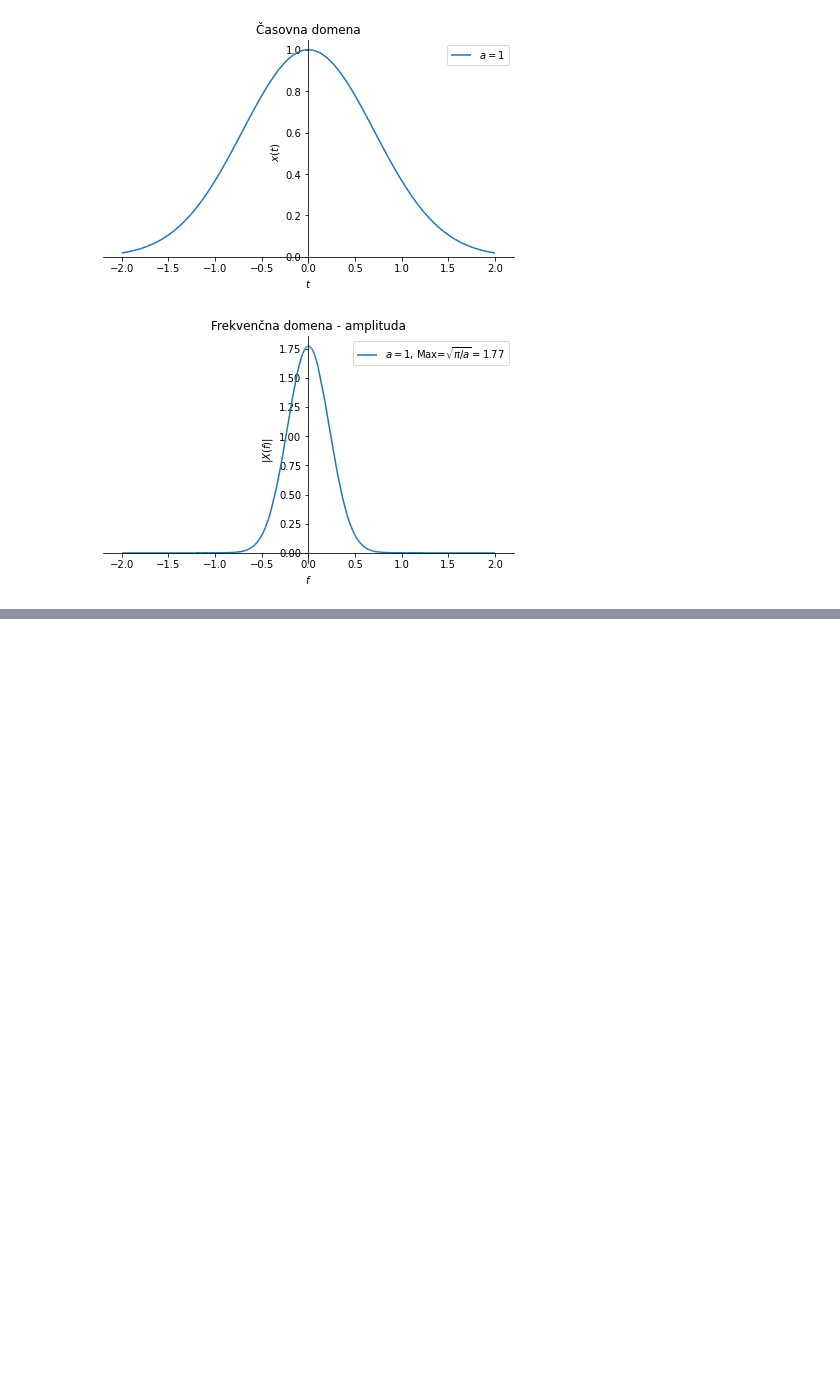
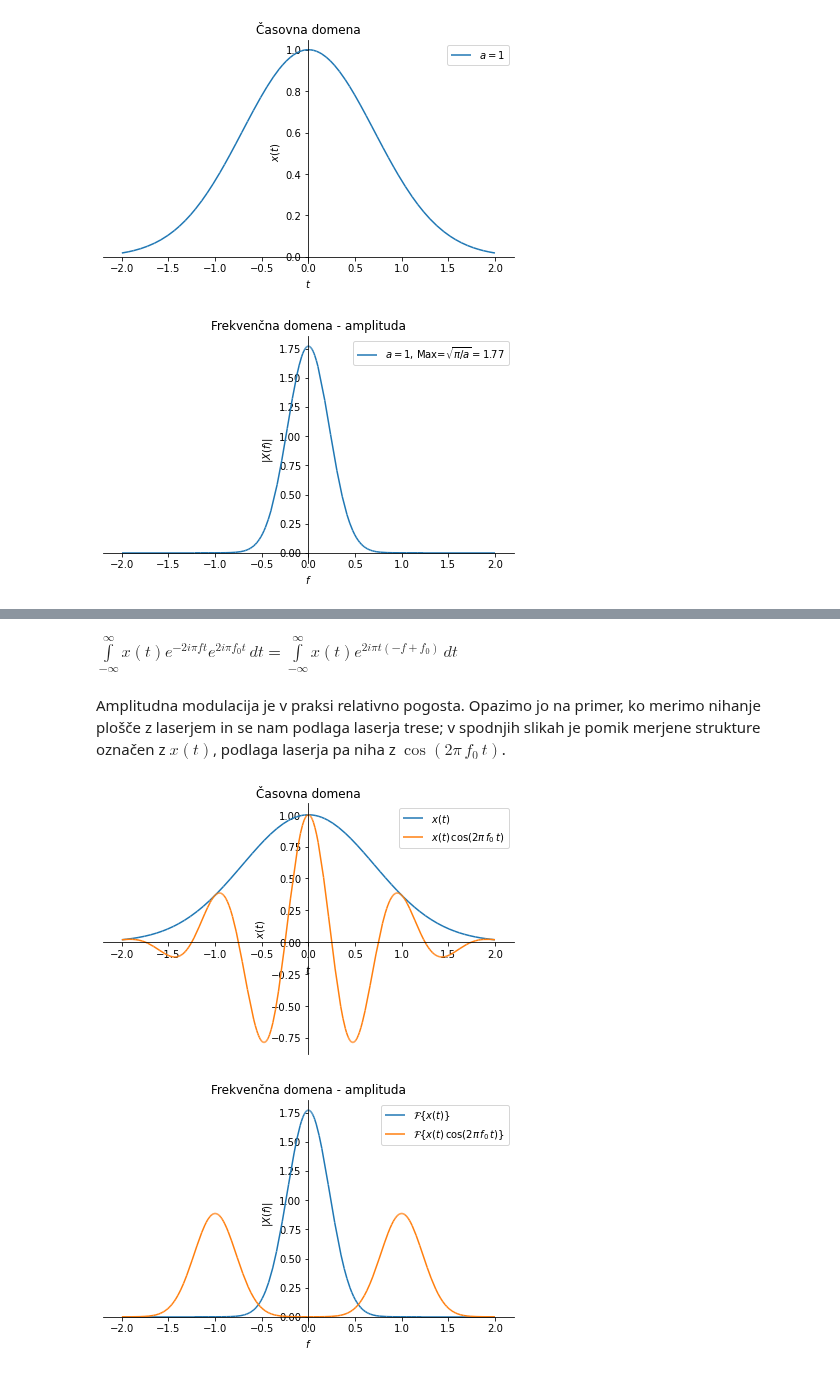
Before and after one commit to jankoslavic/procesiranje_signalov, a Jupyter notebook: _sources/notebooks/03 - Fourierova integralska transformacija in zvezni linearni sistemi.ipynb, the cells around one changed output, grey strips where cells are left out. Cells and saved outputs as stored; diff of their text form; code cells hidden in the pictures; blank space fills up the shorter version.

```diff
--- a/_sources/notebooks/03 - Fourierova integralska transformacija in zvezni linearni sistemi.ipynb
+++ b/_sources/notebooks/03 - Fourierova integralska transformacija in zvezni linearni sistemi.ipynb
@@ -428,0 +625,53 @@ p1.show()
+# %%
+import sympy as sym
+t, f, τ = sym.symbols('t, f, tau', real=True)
+f_0 = sym.symbols('f_0', real=True, positive=True)
+x = sym.Function('x')
+i = sym.I
+π = sym.pi
+X = sym.integrate(x(t)*sym.exp(i*2*π*f_0*t)*sym.exp(-i*2*π*f*t), (t, -sym.oo, +sym.oo))
+
+sym.Eq(X, sym.simplify(X))
+# %% [output]
+$\displaystyle \int\limits_{-\infty}^{\infty} x{\left(t \right)} e^{- 2 i \pi f t} e^{2 i \pi f_{0} t}\, dt = \int\limits_{-\infty}^{\infty} x{\left(t \right)} e^{2 i \pi t \left(- f + f_{0}\right)}\, dt$
+# %% [markdown]
+Amplitudna modulacija je v praksi relativno pogosta. Opazimo jo na primer, ko merimo nihanje plošče z laserjem in se nam podlaga laserja trese; v spodnjih slikah je pomik merjene strukture označen z $x(t)$, podlaga laserja pa niha z $\cos(2\pi\,f_0\,t)$.
+# %%
+import sympy as sym
+t, f = sym.symbols('t, f', real=True)
+f_0 = sym.symbols('f_0', real=True, positive=True)
+i = sym.I
+π = sym.pi
+
+x_1 = sym.exp(-t**2)
+x_2 = x_1*sym.cos(2*π*f_0*t)
+podatki = {f_0: 1}
+
+X_1 = sym.fourier_transform(x_1, t, f)
+X_2 = sym.fourier_transform(x_2.subs(podatki), t, f)
+
+X_1 = sym.fourier_transform(x_1, t, f)
+X_2 = sym.fourier_transform(x_2.subs(podatki), t, f)
+
+
+p1 = sym.plot(x_1.subs(podatki), (t, -2, +2), line_color='C0',
+              label=f'$x(t)$', show=False,
+              title='Časovna domena', ylabel='$x(t)$', xlabel='$t$')
+p2 = sym.plot(x_2.subs(podatki), (t, -2, +2), line_color='C1',
+              label=f'$x(t)\,\cos(2\pi\,f_0\,t)$', show=False)
+p1.extend(p2)
+p1.legend = True
+p1.show()
+
+
+p1 = sym.plot(sym.Abs(X_1).subs(podatki), (f, -2, +2), line_color='C0',
+              label='$\\mathcal{F}\{x(t)\}$', show=False,
+              title='Frekvenčna domena - amplituda', ylabel='$|X(f)|$', xlabel='$f$')
+p2 = sym.plot(sym.Abs(X_2).subs(podatki), (f, -2, +2), line_color='C1',
+              label='$\\mathcal{F}\{x(t)\,\cos(2\pi\,f_0\,t)\}$', show=False)
+p1.extend(p2)
+p1.legend = True
+p1.show()
+# %% [output]
+[figure, added]
+[figure, added]
```
Also changed, not shown: parts of 19 cells of this notebook, 23 other files.
